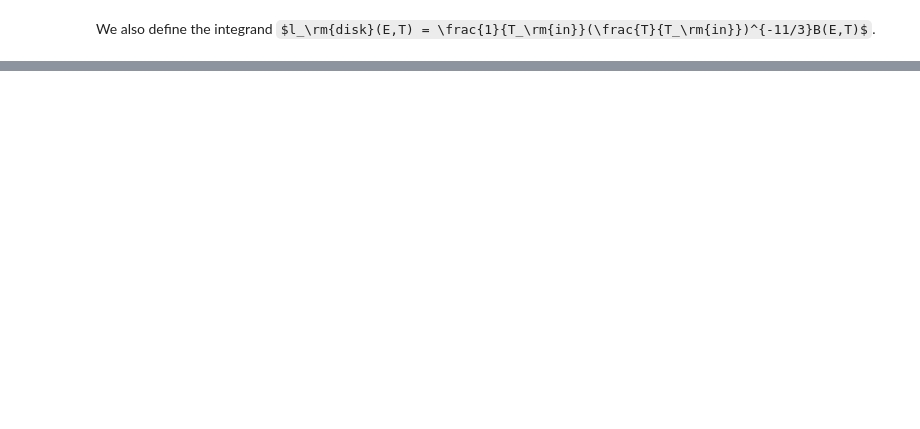
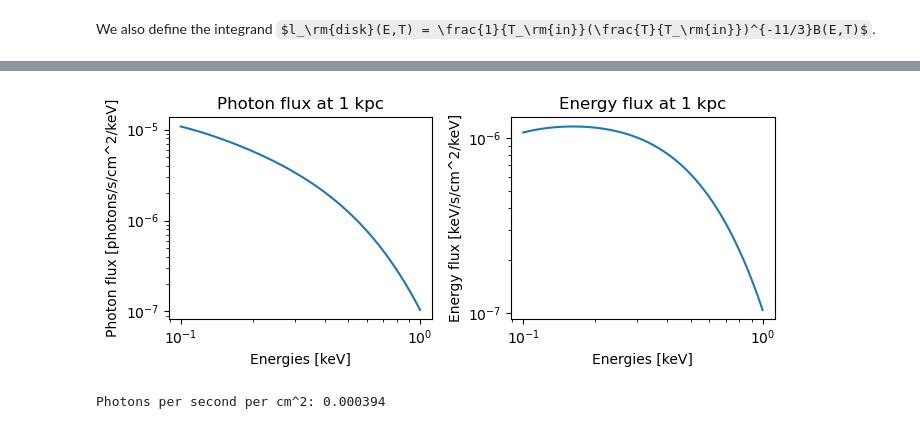
Before and after one commit to xpsi-group/xpsi, a Jupyter notebook: docs/source/Accretion_disk.ipynb, the cells around one changed output, grey strips where cells are left out. Saved outputs shown, nothing was run; the diff lists cells and outputs as text; code cells hidden in the pictures; some formulas as TeX source; blank space fills up the shorter version.

Commit message:
added accretion disk tutorial and updated start here file

```diff
--- a/docs/source/Accretion_disk.ipynb
+++ b/docs/source/Accretion_disk.ipynb
@@ -27,7 +31,7 @@ _c_cgs = _c*1E2
 def B_E(self, E, T):
     '''
     Half the energy radiance of a blackbody. If the the photon energy is much higher than kT,
-    the radiance is set to zero and ignores an error
+    the radiance is set to zero and ignores a warning.
 
     parameters:
         E in keV
@@ -131,7 +142,7 @@ $$f_\rm{disk}(E) = \frac{8 \pi}{3} K_\rm{disk} \int_{T_\rm{out}}^{T_\rm{in}} l_\
 # %%
 k_B_over_keV = _k_B / _keV
 
-def get_f_disk(self, energies):
+def get_f_disk(self, energies, spectral_radiance):
     """ Evaluate f_disk(E). This function also requires the X-PSI parameters T_in and K_disk to be defined.
 
     Parameters
@@ -216,0 +287,13 @@ Disk.get_f_disk = get_f_disk
+# %%
+D = 1 #kpc
+cos_i = 1 #disk face on
+R_in = 30 # km
+T_in = 6.3 # log10 Kelvin
+K_disk = get_k_disk(cos_i, D, R_in)
+
+bounds_example = {'T_in': (3., 10.), 'R_in': (0., 1e3), 'K_disk': (0., 1e100)}
+values_example = {'T_in': T_in, 'R_in': R_in, 'K_disk': K_disk}
+disk_example = Disk(bounds=bounds_example, values=values_example)
+
+energies_example = np.logspace(-1, 0, 100)  # Example energy array in keV
+flux_example = disk_example(energies_example)
@@ -216,0 +310,22 @@ Disk.get_f_disk = get_f_disk
+# %%
+import matplotlib.pyplot as plt
+
+fig, ax = plt.subplots(1,2,figsize=(7,3))
+
+ax[0].loglog(energies_example, flux_example)
+ax[0].set_ylabel('Photon flux [photons/s/cm^2/keV]')
+ax[0].set_xlabel('Energies [keV]')
+ax[0].set_title(f'Photon flux at {D} kpc')
+
+ax[1].loglog(energies_example, flux_example*energies_example)
+ax[1].set_ylabel('Energy flux [keV/s/cm^2/keV]')
+ax[1].set_xlabel('Energies [keV]')
+ax[1].set_title(f'Energy flux at {D} kpc')
+
+fig.tight_layout()
+plt.show()
+
+print(f'Photons per second per cm^2: {np.sum(flux_example):.3g}')
+# %% [output]
+[figure, added]
+Photons per second per cm^2: 0.000394
```
Also changed, not shown: parts of 29 cells of this notebook, 2 other files.
